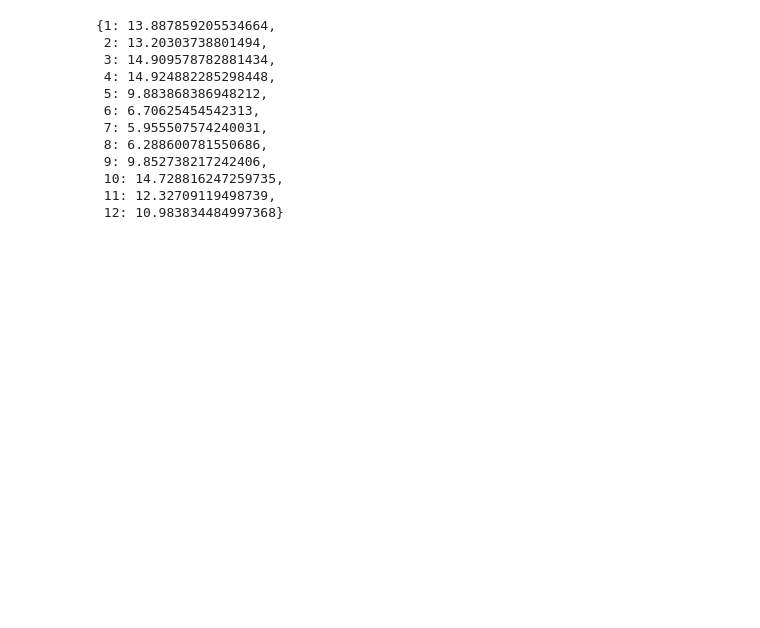
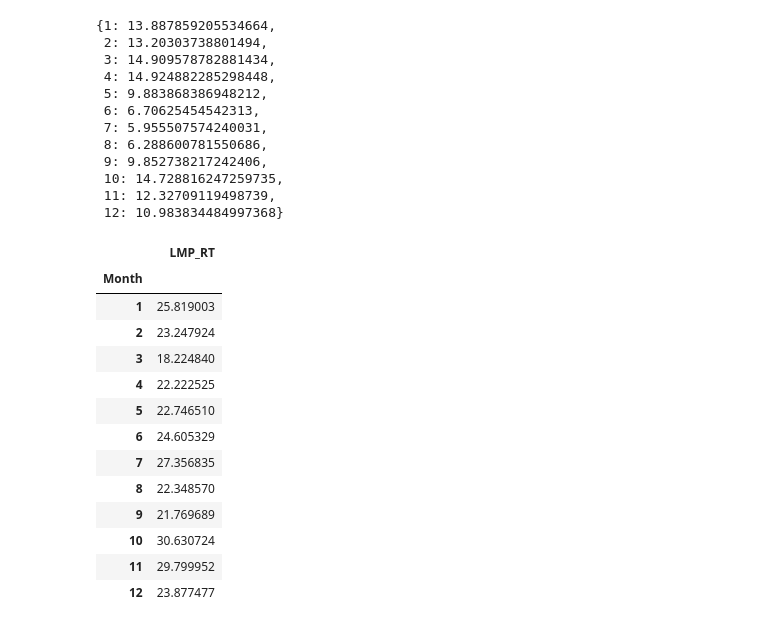
Before and after one commit to felipeascouto/energy, a Jupyter notebook: research_p2.ipynb, the cells around one changed output. Cells and saved outputs as stored; diff of their text form; code cells hidden in the pictures; blank space fills up the shorter version.

```diff
--- a/research_p2.ipynb
+++ b/research_p2.ipynb
@@ -3318,3 +3318,20 @@ means_dict(d)
  10: 14.728816247259735,
  11: 12.32709119498739,
  12: 10.983834484997368}
+# %%
+DART2018_3.groupby('Month')[['LMP_RT']].mean()
+# %% [output]
+|  | LMP_RT |
+| Month |  |
+| 1 | 25.819003 |
+| 2 | 23.247924 |
+| 3 | 18.224840 |
+| 4 | 22.222525 |
+| 5 | 22.746510 |
+| 6 | 24.605329 |
+| 7 | 27.356835 |
+| 8 | 22.348570 |
+| 9 | 21.769689 |
+| 10 | 30.630724 |
+| 11 | 29.799952 |
+| 12 | 23.877477 |
```
Also changed, not shown: parts of 4 cells of this notebook.
